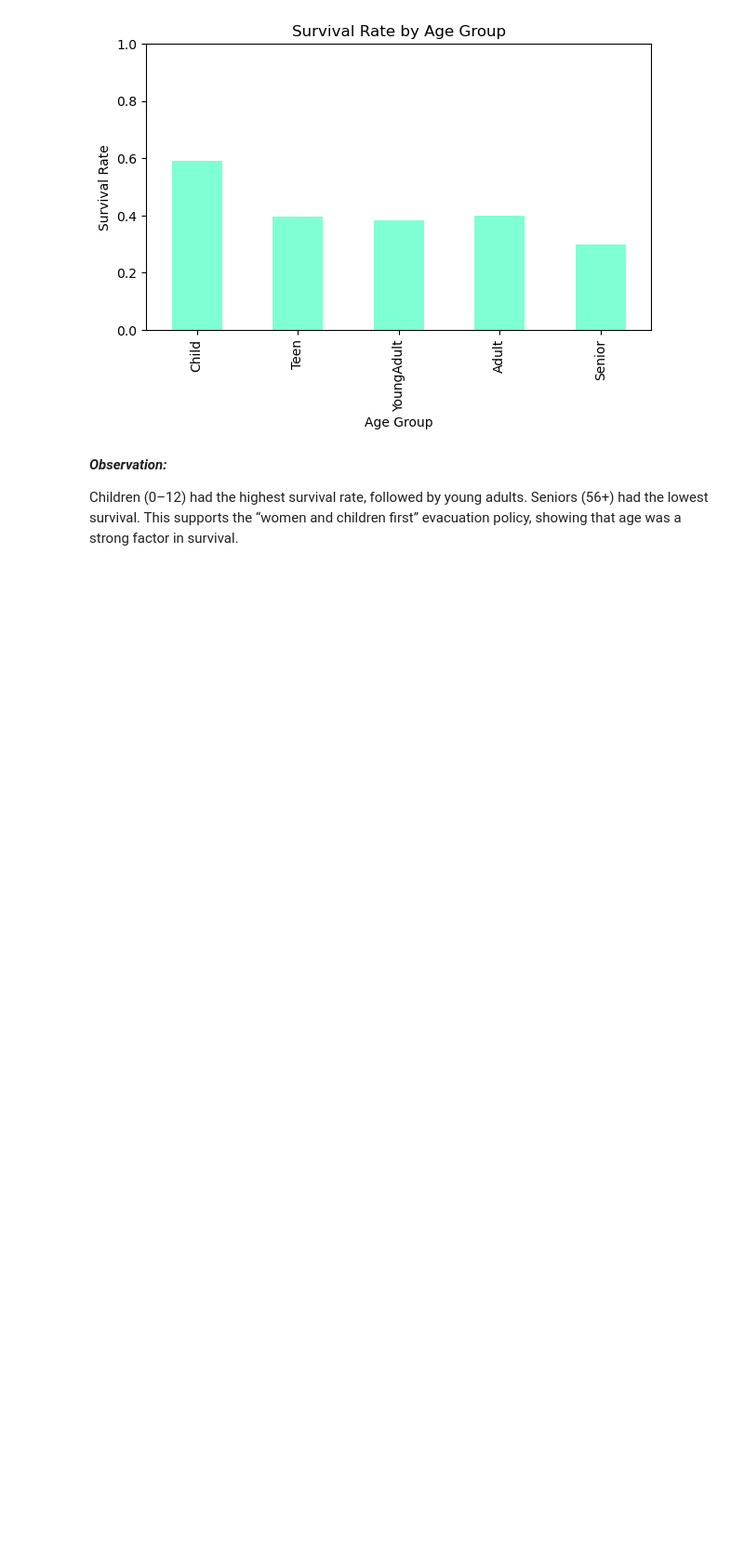
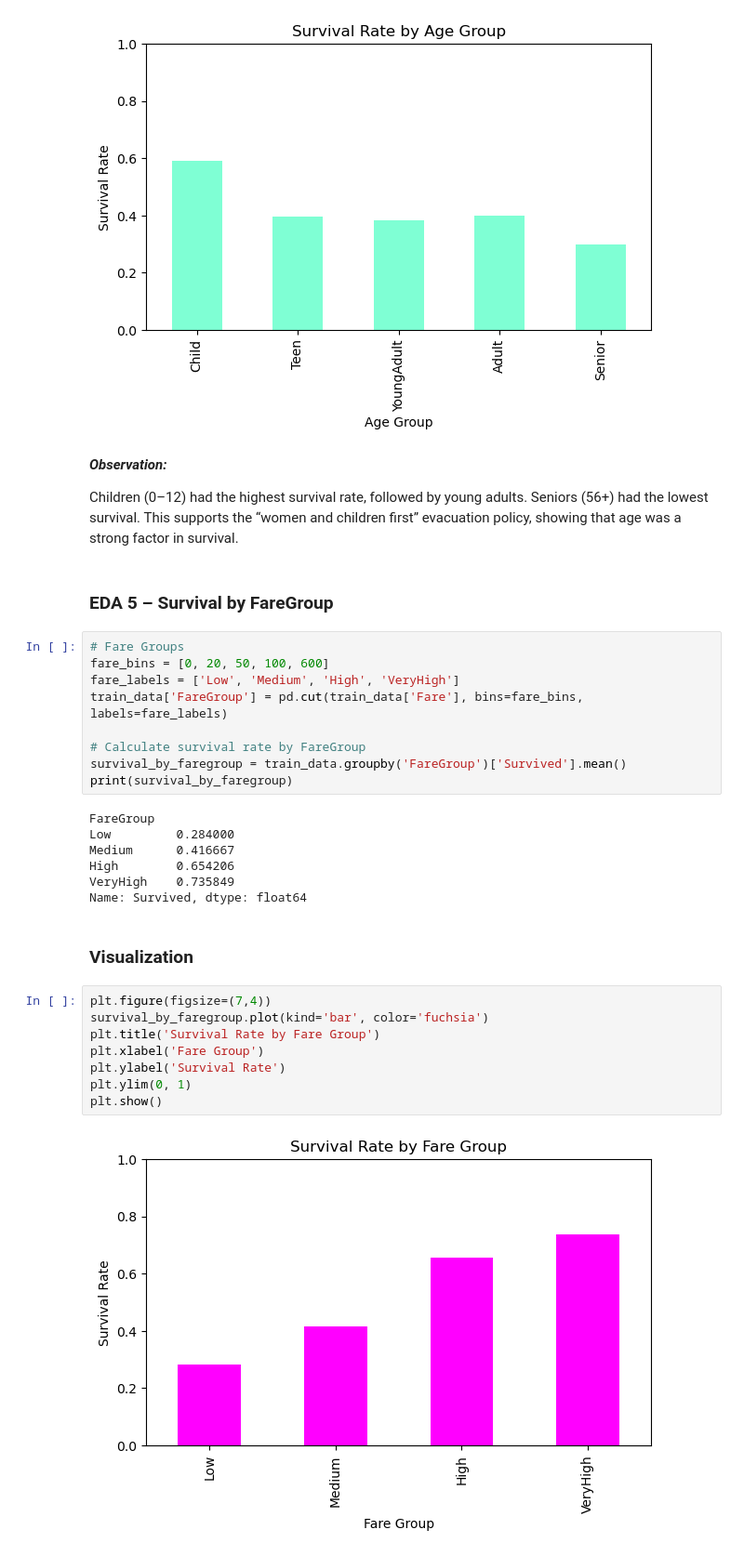
Before and after one commit to krish26/Titanic_Capstone_Project, a Jupyter notebook: ML/notebooks/EDA.ipynb, the cells around one changed output. Shown at 93% size. Cells and saved outputs as stored; diff of their text form; blank space fills up the shorter version.

```diff
--- a/ML/notebooks/EDA.ipynb
+++ b/ML/notebooks/EDA.ipynb
@@ -249,3 +249,33 @@ plt.show()
 
 Children (0–12) had the highest survival rate, followed by young adults. Seniors (56+) had the lowest survival.
 This supports the “women and children first” evacuation policy, showing that age was a strong factor in survival.
+# %% [markdown]
+### EDA 5 – Survival by FareGroup
+# %%
+# Fare Groups
+fare_bins = [0, 20, 50, 100, 600]
+fare_labels = ['Low', 'Medium', 'High', 'VeryHigh']
+train_data['FareGroup'] = pd.cut(train_data['Fare'], bins=fare_bins, labels=fare_labels)
+
+# Calculate survival rate by FareGroup
+survival_by_faregroup = train_data.groupby('FareGroup')['Survived'].mean()
+print(survival_by_faregroup)
+# %% [output]
+FareGroup
+Low         0.284000
+Medium      0.416667
+High        0.654206
+VeryHigh    0.735849
+Name: Survived, dtype: float64
+# %% [markdown]
+### Visualization
+# %%
+plt.figure(figsize=(7,4))
+survival_by_faregroup.plot(kind='bar', color='fuchsia')
+plt.title('Survival Rate by Fare Group')
+plt.xlabel('Fare Group')
+plt.ylabel('Survival Rate')
+plt.ylim(0, 1)
+plt.show()
+# %% [output]
+[figure, added]
```
Also changed, not shown: parts of 1 cell of this notebook.
